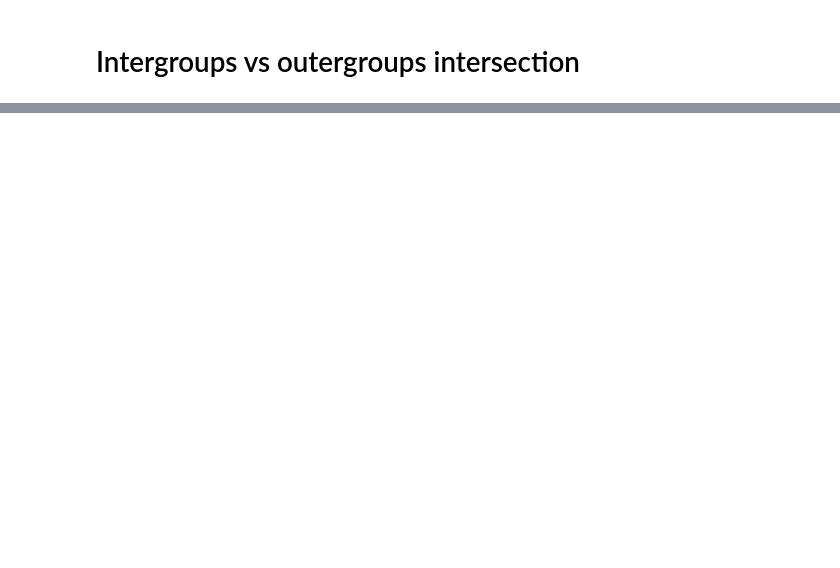
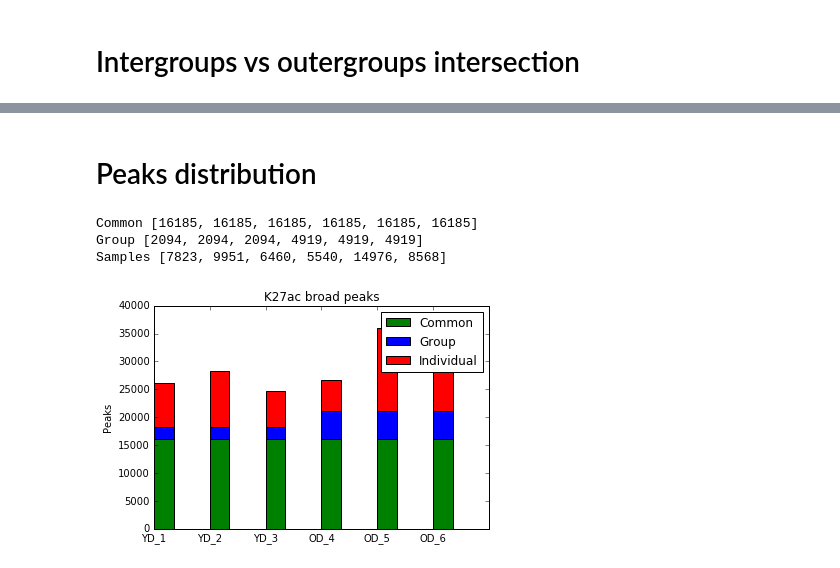
Before and after one commit to JetBrains-Research/washu, a Jupyter notebook: notebooks/k27ac_diff.ipynb, the cells around one changed output, grey strips where cells are left out. Cells and saved outputs as stored; diff of their text form; code cells hidden in the pictures; blank space fills up the shorter version.

```diff
--- a/notebooks/k27ac_diff.ipynb
+++ b/notebooks/k27ac_diff.ipynb
@@ -265,0 +264,35 @@ plt.show()
+# %% [markdown]
+# Peaks distribution
+# %%
+N = len(YDS) + len(ODS)
+ind=np.arange(N)
+
+common_peaks = [YD_OD_intersection.count()] * N
+group_specific = [YD_intersection.count() - YD_OD_intersection.count()] * len(YDS) +\
+                [OD_intersection.count() - YD_OD_intersection.count()] * len(ODS)
+sample_specific = []
+for i in range(0, len(YDS)):
+    sample_specific.append(YDS[i].count() - YD_intersection.count())
+for i in range(0, len(ODS)):
+    sample_specific.append(ODS[i].count() - OD_intersection.count())
+
+print('Common', common_peaks)
+print('Group', group_specific)
+print('Samples', sample_specific)
+
+width=0.35
+p1 = plt.bar(ind, common_peaks, width, color='green')
+p2 = plt.bar(ind, group_specific, width, bottom=common_peaks, color='blue')
+p3 = plt.bar(ind, sample_specific, width, bottom=np.sum([common_peaks,group_specific], axis=0), color='red')
+
+plt.ylabel('Peaks')
+plt.title('K27ac broad peaks')
+plt.xticks(ind, db['SampleID'])
+plt.legend((p1[0], p2[0], p3[0]), ('Common', 'Group', 'Individual'))
+
+plt.show()
+# %% [output]
+Common [16185, 16185, 16185, 16185, 16185, 16185]
+Group [2094, 2094, 2094, 4919, 4919, 4919]
+Samples [7823, 9951, 6460, 5540, 14976, 8568]
+[figure, added]
```
Also changed, not shown: parts of 12 cells of this notebook.
